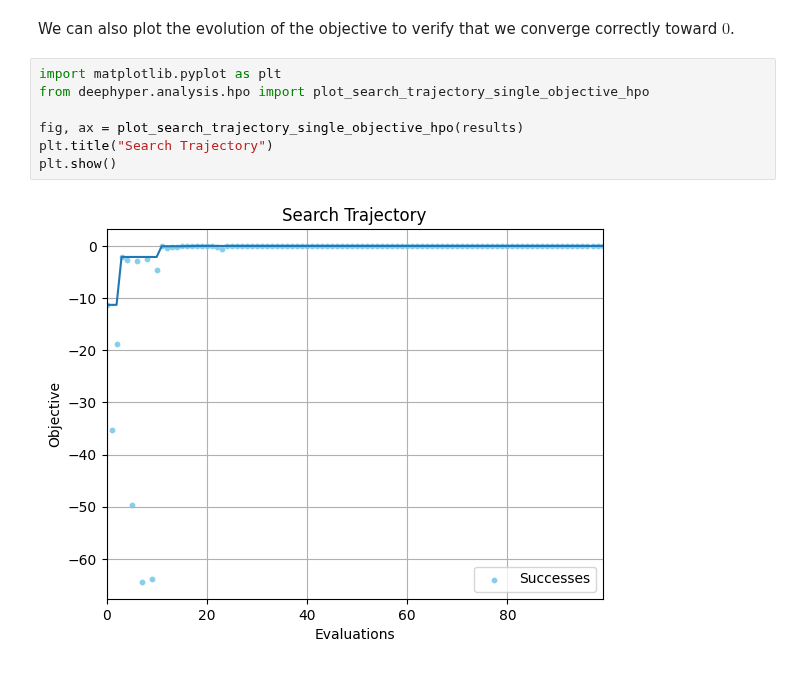
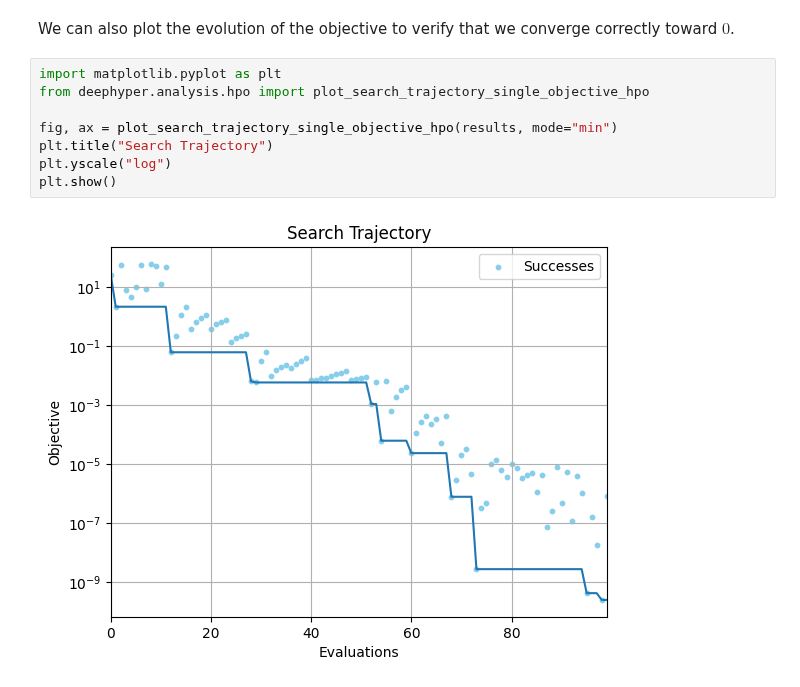
Before and after one commit to deephyper/tutorials, a Jupyter notebook: tutorials/colab/DeepHyper_101.ipynb, the cells around one changed output. Drawn from its saved outputs; the diff is of its cells as text.

```diff
--- a/tutorials/colab/DeepHyper_101.ipynb
+++ b/tutorials/colab/DeepHyper_101.ipynb
@@ -127,9 +127,10 @@ We can also plot the evolution of the objective to verify that we converge corre
 # %%
 import matplotlib.pyplot as plt
 from deephyper.analysis.hpo import plot_search_trajectory_single_objective_hpo
 
-fig, ax = plot_search_trajectory_single_objective_hpo(results)
+fig, ax = plot_search_trajectory_single_objective_hpo(results, mode="min")
 plt.title("Search Trajectory")
+plt.yscale("log")
 plt.show()
 # %% [output]
-[figure, old version]
+[figure, new version]
```
Also changed, not shown: parts of 3 cells of this notebook.
